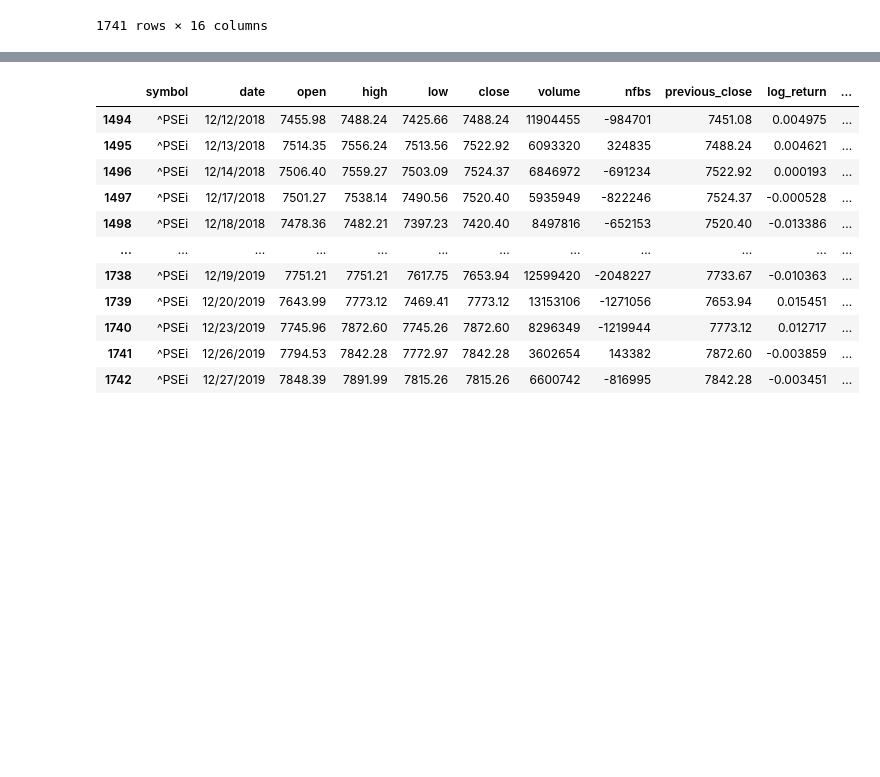
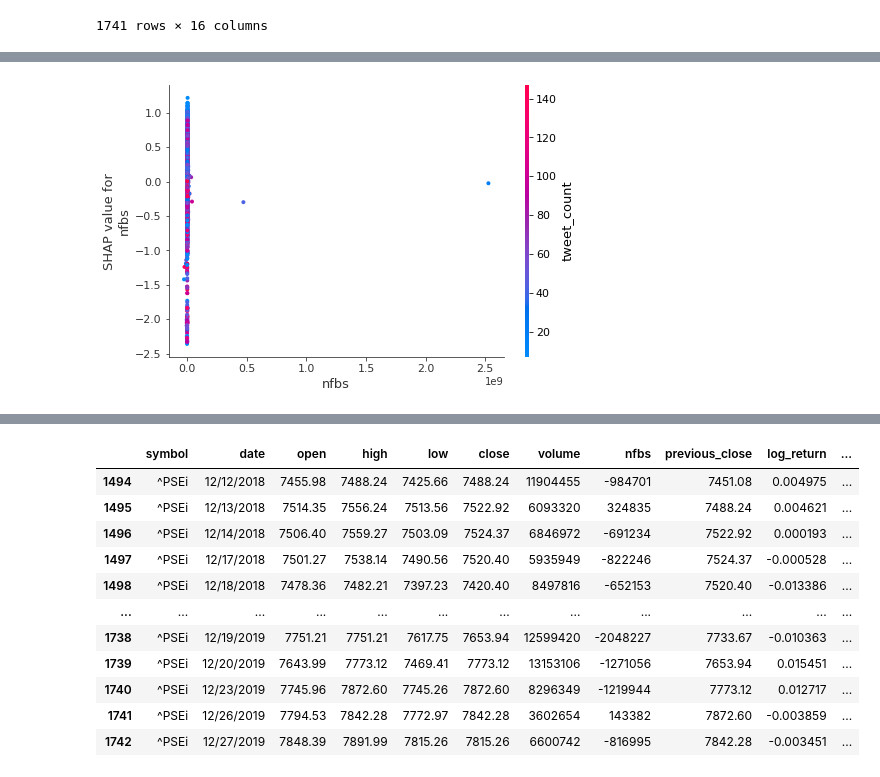
Before and after one commit to alexiscanaria/ftw-capstone, a Jupyter notebook: capstone.ipynb, the cells around one changed output, grey strips where cells are left out. Cells and saved outputs as stored; diff of their text form; code cells hidden in the pictures; blank space fills up the shorter version.

Commit message:
Added feature importance measurement

```diff
--- a/capstone.ipynb
+++ b/capstone.ipynb
@@ -248,10 +248,10 @@ main_df
 # %%
 main_df.to_csv('out.csv')
 # %%
-from sklearn.preprocessing import StandardScaler
+# from sklearn.preprocessing import StandardScaler
 from tpot import TPOTClassifier
 
-features = ['high', 'low', 'volume', 'nfbs', 'tweet_count', 'positive_tweets_ratio', 'favorite_boosted_score', 'hype_score']
+features = ['volume', 'nfbs', 'tweet_count', 'positive_tweets_ratio', 'favorite_boosted_score', 'hype_score']
 X = main_df[features][:-249]
 # X = StandardScaler().fit_transform(X)
 y = main_df['target'][:-249]
@@ -260,7 +260,7 @@ y = main_df['target'][:-249]
 X_train, X_test, y_train, y_test = train_test_split(X, y, test_size=0.4)
 # Initialize model
 # model = LogisticRegression()
-model = XGBClassifier()
+model = xgboost.XGBClassifier()
 # model = TPOTClassifier(generations=10, verbosity=2)
 
 # Fit model
@@ -288,0 +289,8 @@ CV score: 0.5636528921909721
+# %%
+import shap
+shap.initjs()
+explainer = shap.TreeExplainer(model)
+shap_values = explainer.shap_values(X)
+
+# visualize the first prediction's explanation (use matplotlib=True to avoid Javascript)
+shap.force_plot(explainer.expected_value, shap_values[0,:], X.iloc[0,:])
@@ -288,0 +306,5 @@ CV score: 0.5636528921909721
+# %%
+# create a dependence plot to show the effect of a single feature across the whole dataset
+shap.dependence_plot("nfbs", shap_values, X)
+# %% [output]
+[figure, added]
```
Also changed, not shown: parts of 16 cells of this notebook, 1 other file.
